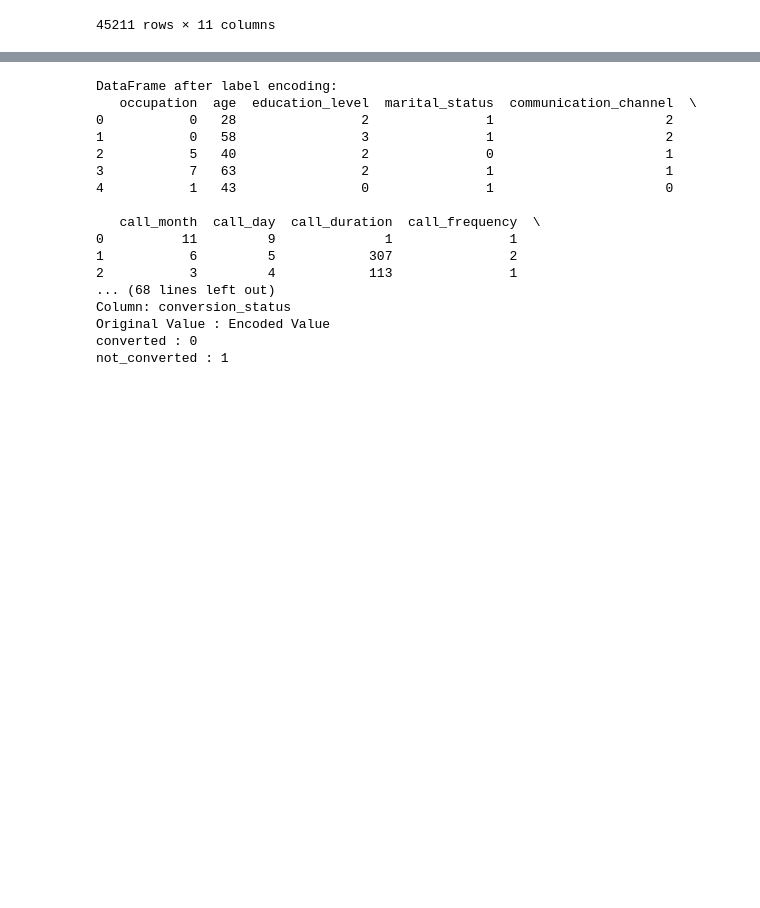
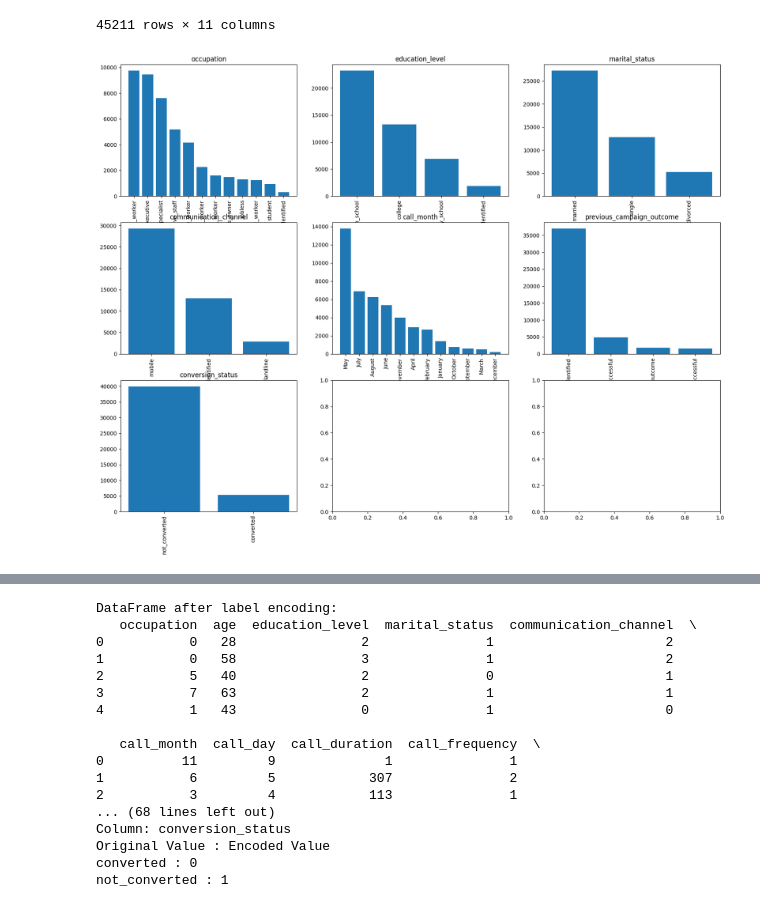
Before and after one commit to ProElectro121/Ml_Project_final, a Jupyter notebook: ML_Project.ipynb, the cells around one changed output, grey strips where cells are left out. Saved outputs shown, nothing was run; the diff lists cells and outputs as text; code cells hidden in the pictures; blank space fills up the shorter version.

```diff
--- a/ML_Project.ipynb
+++ b/ML_Project.ipynb
@@ -45,3 +45,28 @@ df
 | 45209 | retired_worker | 59 | elementary_school | married | landline | July | 15 | ... |
 | 45210 | technical_specialist | 34 | college | divorced | unidentified | May | 29 | ... |
 45211 rows × 11 columns
+# %%
+cat_columns = ['occupation', 'education_level', 'marital_status', 'communication_channel', 'call_month', 'previous_campaign_outcome', 'conversion_status']
+
+fig, axs = plt.subplots(3, 3, sharex=False, sharey=False, figsize=(20, 15))
+
+counter = 0
+for cat_column in cat_columns:
+    value_counts = df[cat_column].value_counts()
+
+    trace_x = counter // 3
+    trace_y = counter % 3
+    x_pos = np.arange(0, len(value_counts))
+
+    axs[trace_x, trace_y].bar(x_pos, value_counts.values, tick_label = value_counts.index)
+
+    axs[trace_x, trace_y].set_title(cat_column)
+
+    for tick in axs[trace_x, trace_y].get_xticklabels():
+        tick.set_rotation(90)
+
+    counter += 1
+
+plt.show()
+# %% [output]
+[figure, added]
```
Also changed, not shown: parts of 4 cells of this notebook.
